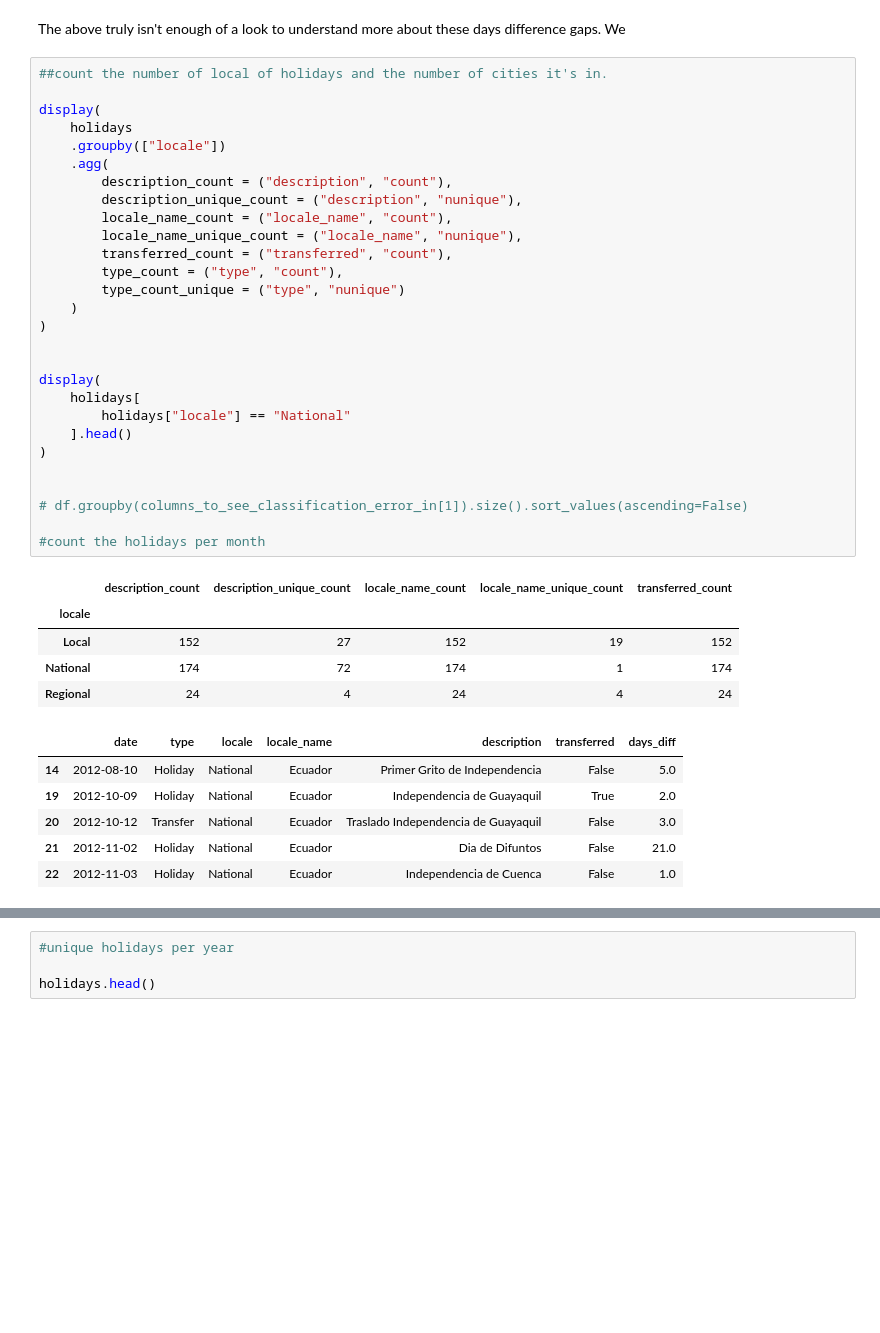
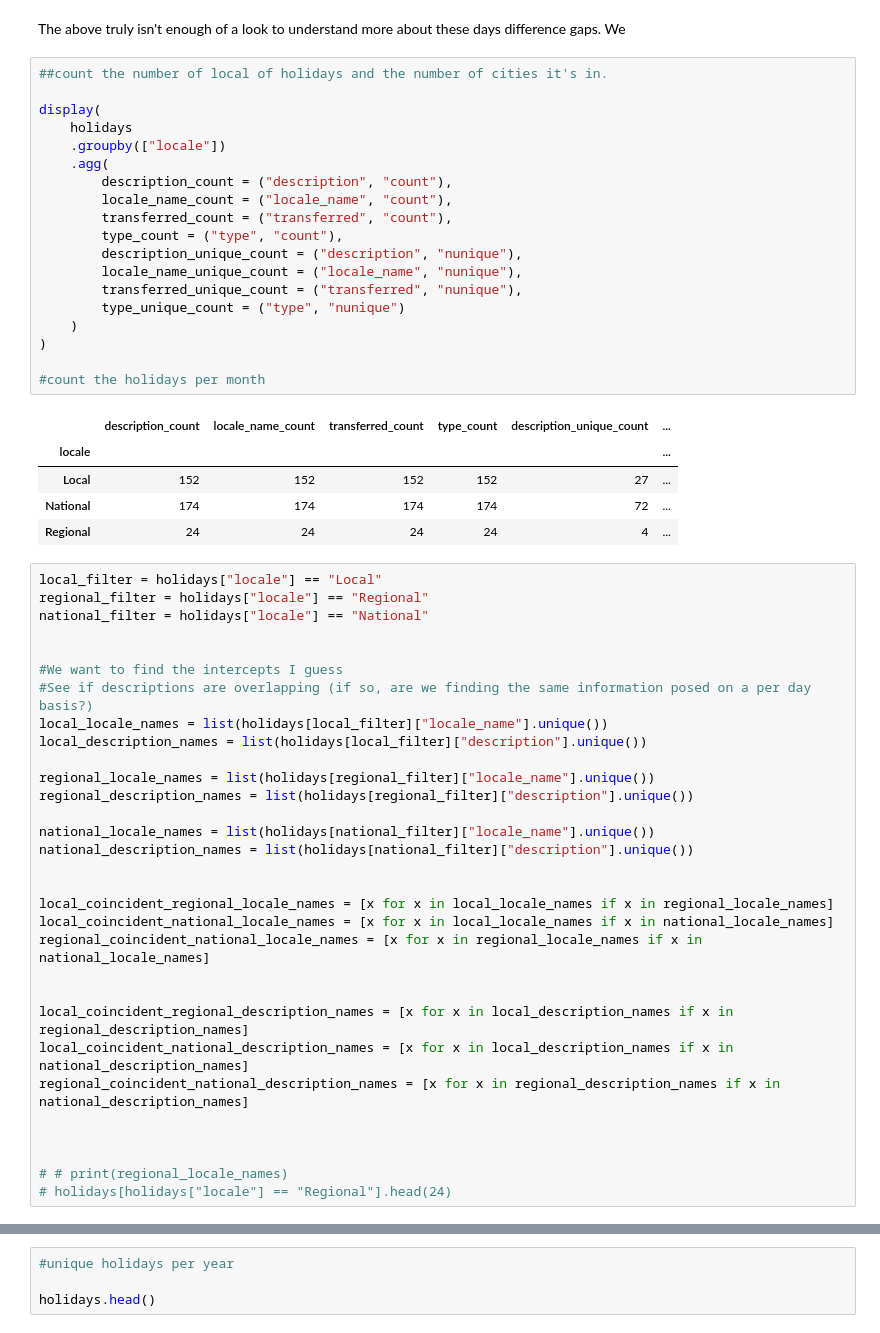
Before and after one commit to chriskuz/store_sales_time_series_forecasting, a Jupyter notebook: src/data_look.ipynb, the cells around one changed output, grey strips where cells are left out. Drawn from its saved outputs; the diff is of its cells as text; blank space fills up the shorter version.

```diff
--- a/src/data_look.ipynb
+++ b/src/data_look.ipynb
@@ -445,40 +445,56 @@ The above truly isn't enough of a look to understand more about these days diffe
 # %%
 ##count the number of local of holidays and the number of cities it's in.
 
 display(
     holidays
     .groupby(["locale"])
     .agg(
         description_count = ("description", "count"),
-        description_unique_count = ("description", "nunique"),
         locale_name_count = ("locale_name", "count"),
-        locale_name_unique_count = ("locale_name", "nunique"),
         transferred_count = ("transferred", "count"),
         type_count = ("type", "count"),
-        type_count_unique = ("type", "nunique")
+        description_unique_count = ("description", "nunique"),
+        locale_name_unique_count = ("locale_name", "nunique"),
+        transferred_unique_count = ("transferred", "nunique"),
+        type_unique_count = ("type", "nunique")
     )
 )
 
-
-display(
-    holidays[
-        holidays["locale"] == "National"
-    ].head()
-)
-
-
-# df.groupby(columns_to_see_classification_error_in[1]).size().sort_values(ascending=False)
-
 #count the holidays per month
 # %% [output]
-|  | description_count | description_unique_count | locale_name_count | locale_name_unique_count | transferred_count |
-| locale |  |  |  |  |  |
-| Local | 152 | 27 | 152 | 19 | 152 |
-| National | 174 | 72 | 174 | 1 | 174 |
-| Regional | 24 | 4 | 24 | 4 | 24 |
+|  | description_count | locale_name_count | transferred_count | type_count | description_unique_count | ... |
+| locale |  |  |  |  |  | ... |
+| Local | 152 | 152 | 152 | 152 | 27 | ... |
+| National | 174 | 174 | 174 | 174 | 72 | ... |
+| Regional | 24 | 24 | 24 | 24 | 4 | ... |
-|  | date | type | locale | locale_name | description | transferred | days_diff |
-| 14 | 2012-08-10 | Holiday | National | Ecuador | Primer Grito de Independencia | False | 5.0 |
-| 19 | 2012-10-09 | Holiday | National | Ecuador | Independencia de Guayaquil | True | 2.0 |
-| 20 | 2012-10-12 | Transfer | National | Ecuador | Traslado Independencia de Guayaquil | False | 3.0 |
-| 21 | 2012-11-02 | Holiday | National | Ecuador | Dia de Difuntos | False | 21.0 |
-| 22 | 2012-11-03 | Holiday | National | Ecuador | Independencia de Cuenca | False | 1.0 |
+# %%
+local_filter = holidays["locale"] == "Local"
+regional_filter = holidays["locale"] == "Regional"
+national_filter = holidays["locale"] == "National"
+
+
+#We want to find the intercepts I guess
+#See if descriptions are overlapping (if so, are we finding the same information posed on a per day basis?)
+local_locale_names = list(holidays[local_filter]["locale_name"].unique())
+local_description_names = list(holidays[local_filter]["description"].unique())
+
+regional_locale_names = list(holidays[regional_filter]["locale_name"].unique())
+regional_description_names = list(holidays[regional_filter]["description"].unique())
+
+national_locale_names = list(holidays[national_filter]["locale_name"].unique())
+national_description_names = list(holidays[national_filter]["description"].unique())
+
+
+local_coincident_regional_locale_names = [x for x in local_locale_names if x in regional_locale_names]
+local_coincident_national_locale_names = [x for x in local_locale_names if x in national_locale_names]
+regional_coincident_national_locale_names = [x for x in regional_locale_names if x in national_locale_names]
+
+
+local_coincident_regional_description_names = [x for x in local_description_names if x in regional_description_names]
+local_coincident_national_description_names = [x for x in local_description_names if x in national_description_names]
+regional_coincident_national_description_names = [x for x in regional_description_names if x in national_description_names]
+
+
+
+# # print(regional_locale_names)
+# holidays[holidays["locale"] == "Regional"].head(24)
```
Also changed, not shown: parts of 13 cells of this notebook.
